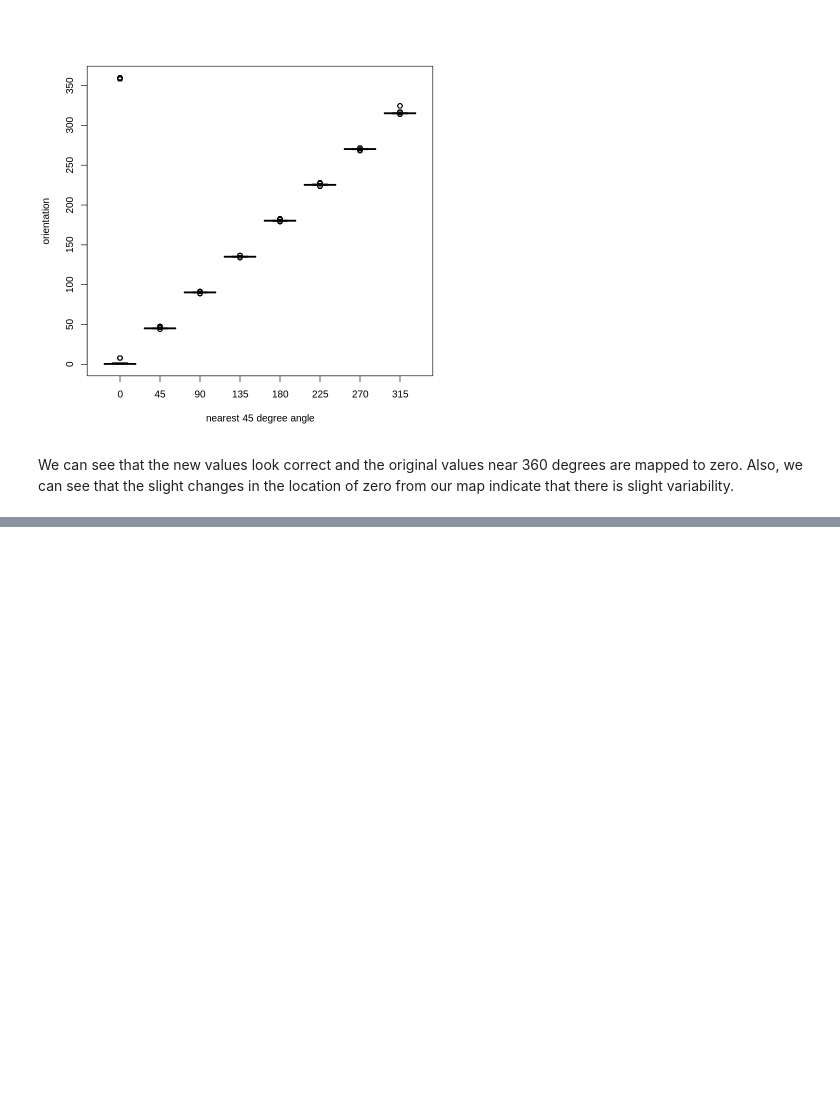
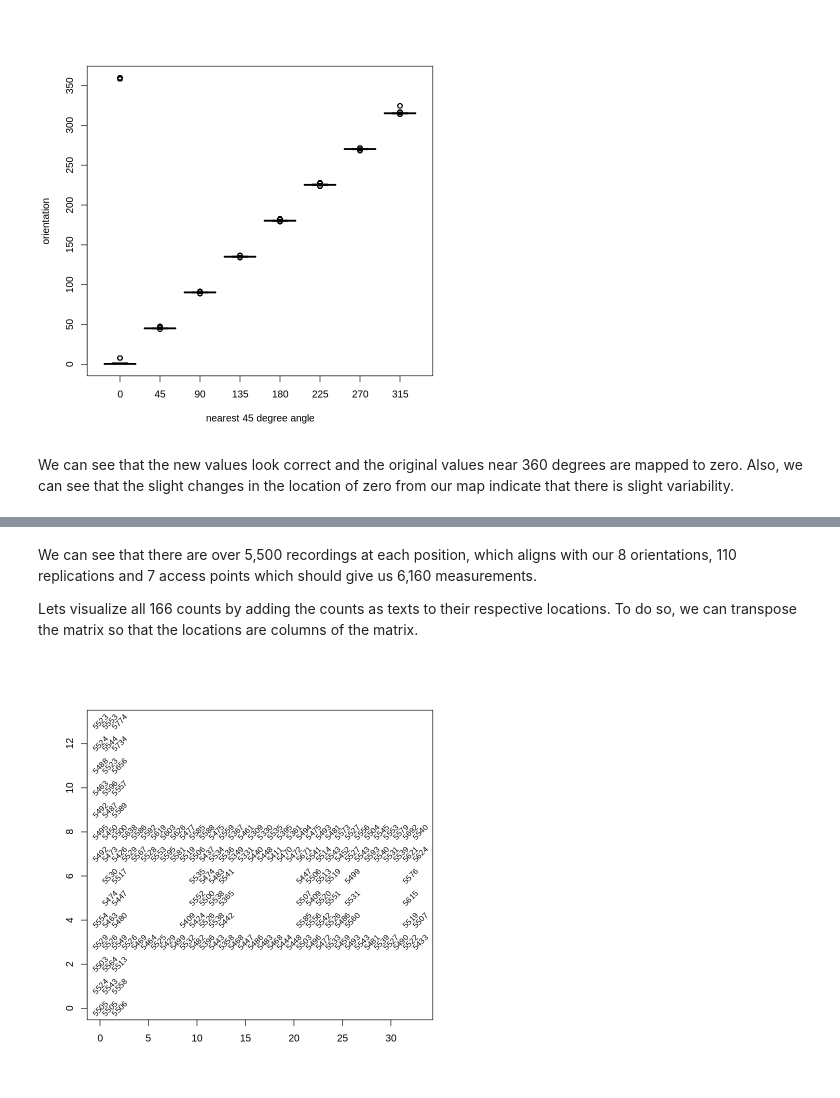
Before and after one commit to dclark18/MSDS7333---Quantifying-the-World, a Jupyter notebook: Unit 2 Case study/Code/MSDS_WEEK_1.ipynb, the cells around one changed output, grey strips where cells are left out. Saved outputs shown, nothing was run; the diff lists cells and outputs as text; code cells hidden in the pictures; blank space fills up the shorter version.

```diff
--- a/Unit 2 Case study/Code/MSDS_WEEK_1.ipynb
+++ b/Unit 2 Case study/Code/MSDS_WEEK_1.ipynb
@@ -666,0 +709,2 @@ We can see that the new values look correct and the original values near 360 deg
+# %%
+offline = offline[ , 'channel' != names(offline)]
@@ -666,0 +715,4 @@ We can see that the new values look correct and the original values near 360 deg
+# %%
+locDF = with(offline,
+by(offline, list(posX, posY), function(x) x))
+length(locDF)
@@ -666,0 +729,4 @@ We can see that the new values look correct and the original values near 360 deg
+# %%
+locDF = locDF[ !sapply(locDF, is.null)]
+length(locDF)
+locCounts = sapply(locDF, nrow)
@@ -666,0 +737,4 @@ We can see that the new values look correct and the original values near 360 deg
+# %%
+locCounts = sapply(locDF,
+                    function(df)
+                        c(df[1, c('posX', 'posY')], count = nrow(df)))
@@ -666,0 +756,10 @@ We can see that the new values look correct and the original values near 360 deg
+# %% [markdown]
+We can see that there are over 5,500 recordings at each position, which aligns with our 8 orientations, 110 replications and 7 access points which should give us 6,160 measurements.
+
+Lets visualize all 166 counts by adding the counts as texts to their respective locations. To do so, we can transpose the matrix so that the locations are columns of the matrix.
+# %%
+locCounts = t(locCounts)
+plot(locCounts, type = 'n', xlab = '', ylab = '')
+text(locCounts, labels = locCounts[,3], cex = 0.8, srt = 45)
+# %% [output]
+[figure, added]
```
Also changed, not shown: parts of 20 cells of this notebook.
